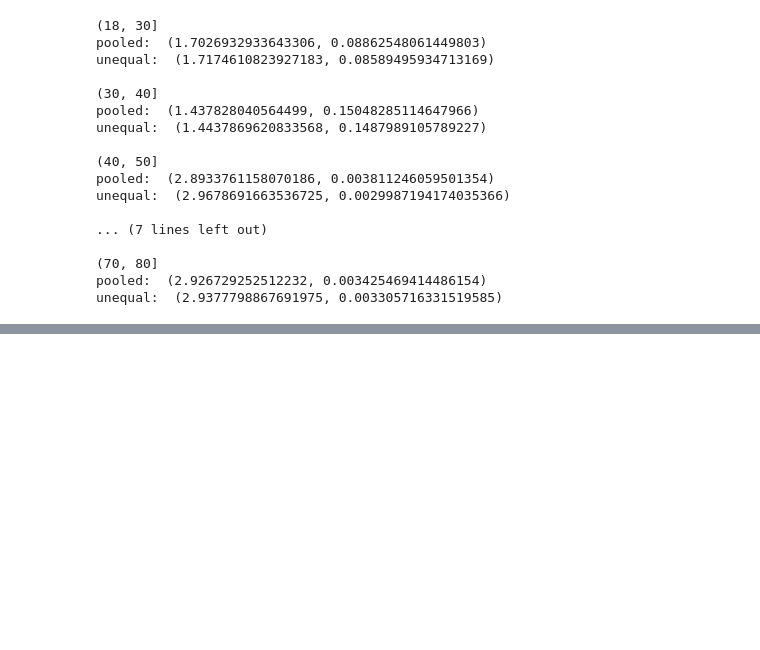
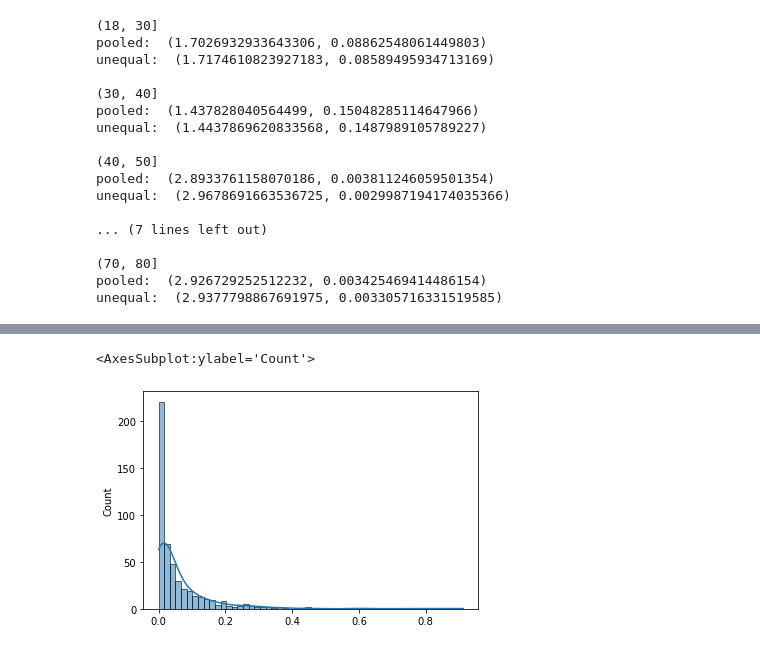
Before and after one commit to mxagar/statistics_with_python_coursera, a Jupyter notebook: 02_Inference/lab/06_Hypothesis_Testing_NHANES_Practice.ipynb, the cells around one changed output, grey strips where cells are left out. Saved outputs shown, nothing was run; the diff lists cells and outputs as text; code cells hidden in the pictures; blank space fills up the shorter version.

```diff
--- a/02_Inference/lab/06_Hypothesis_Testing_NHANES_Practice.ipynb
+++ b/02_Inference/lab/06_Hypothesis_Testing_NHANES_Practice.ipynb
@@ -276,0 +352,6 @@ unequal:  (2.9377798867691975, 0.003305716331519585)
+# %%
+# 2: n = 400
+sns.histplot(all_p[2],kde=True)
+# %% [output]
+<AxesSubplot:ylabel='Count'>
+[figure, added]
```
Also changed, not shown: parts of 12 cells of this notebook, 1 other file.
